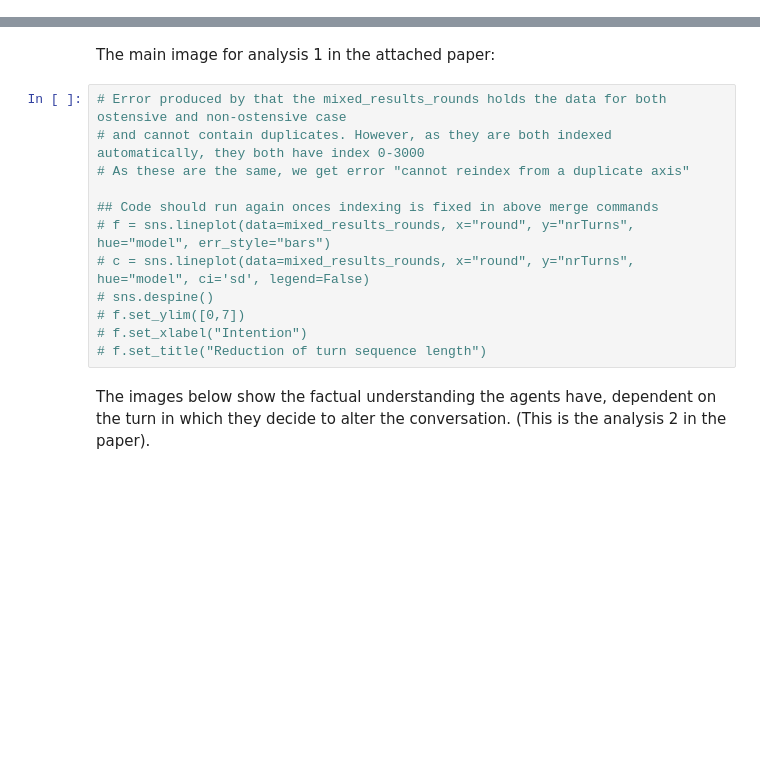
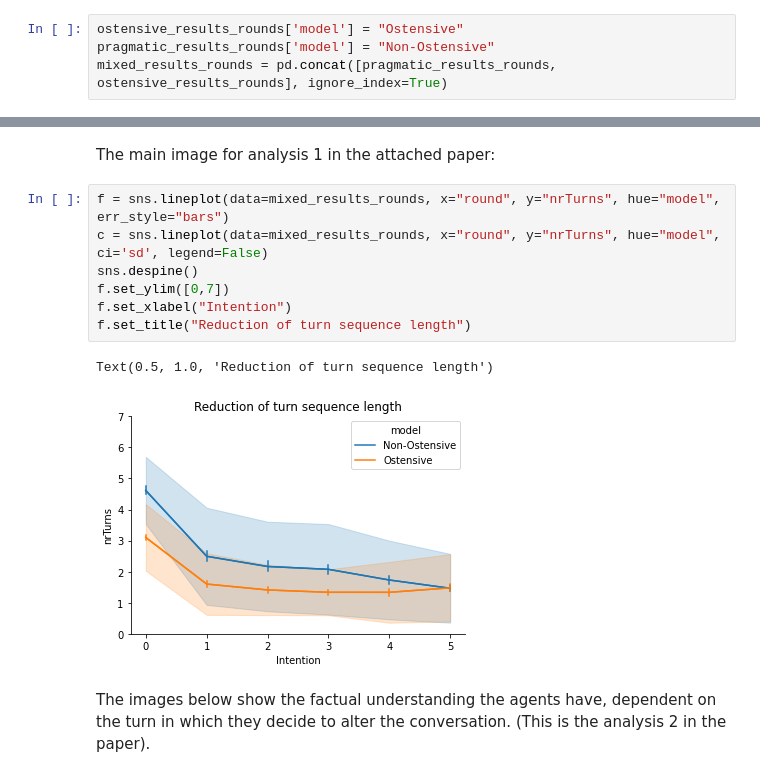
Before and after one commit to computationalcognitivescience/lanag-adaptive, a Jupyter notebook: output/Computational Challenges In Explaining Communication.ipynb, the cells around one changed output, grey strips where cells are left out. Saved outputs shown, nothing was run; the diff lists cells and outputs as text; blank space fills up the shorter version.

Commit message:
Fixed the error in analysis 1 and cleaned up analysis 3 a bit.

```diff
--- a/output/Computational Challenges In Explaining Communication.ipynb
+++ b/output/Computational Challenges In Explaining Communication.ipynb
@@ -91,3 +89,7 @@ mixed_results_rounds = pd.concat([pragmatic_results_rounds, ostensive_results_ro
+# %%
+ostensive_results_rounds['model'] = "Ostensive"
+pragmatic_results_rounds['model'] = "Non-Ostensive"
+mixed_results_rounds = pd.concat([pragmatic_results_rounds, ostensive_results_rounds], ignore_index=True)
 # %% [markdown]
 Removing all cases where the agents gave up, as that is not representative of a clarification sequence length.
 # %%
@@ -95,17 +97,15 @@ mixed_results_rounds = mixed_results_rounds[mixed_results_rounds['nrTurns'] < 7]
 # %% [markdown]
 The main image for analysis 1 in the attached paper:
 # %%
-# Error produced by that the mixed_results_rounds holds the data for both ostensive and non-ostensive case
-# and cannot contain duplicates. However, as they are both indexed automatically, they both have index 0-3000
-# As these are the same, we get error "cannot reindex from a duplicate axis"
-
-## Code should run again onces indexing is fixed in above merge commands
-# f = sns.lineplot(data=mixed_results_rounds, x="round", y="nrTurns", hue="model", err_style="bars")
-# c = sns.lineplot(data=mixed_results_rounds, x="round", y="nrTurns", hue="model", ci='sd', legend=False)
-# sns.despine()
-# f.set_ylim([0,7])
-# f.set_xlabel("Intention")
-# f.set_title("Reduction of turn sequence length")
+f = sns.lineplot(data=mixed_results_rounds, x="round", y="nrTurns", hue="model", err_style="bars")
+c = sns.lineplot(data=mixed_results_rounds, x="round", y="nrTurns", hue="model", ci='sd', legend=False)
+sns.despine()
+f.set_ylim([0,7])
+f.set_xlabel("Intention")
+f.set_title("Reduction of turn sequence length")
+# %% [output]
+Text(0.5, 1.0, 'Reduction of turn sequence length')
+[figure, added]
 # %% [markdown]
 The images below show the factual understanding the agents have, dependent on the turn in which they decide to alter the conversation. (This is the analysis 2 in the paper).
 # %%
```
Also changed, not shown: parts of 13 cells of this notebook.
